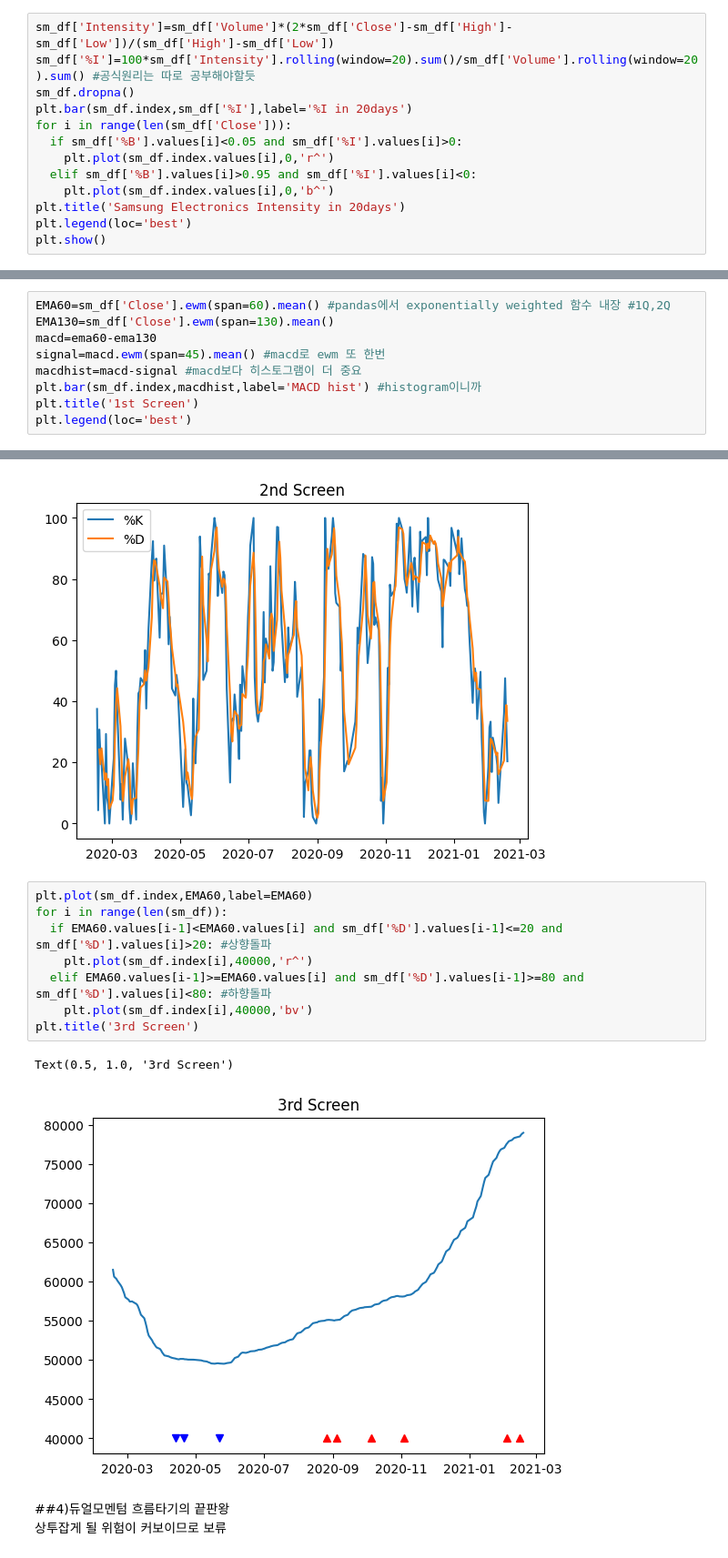
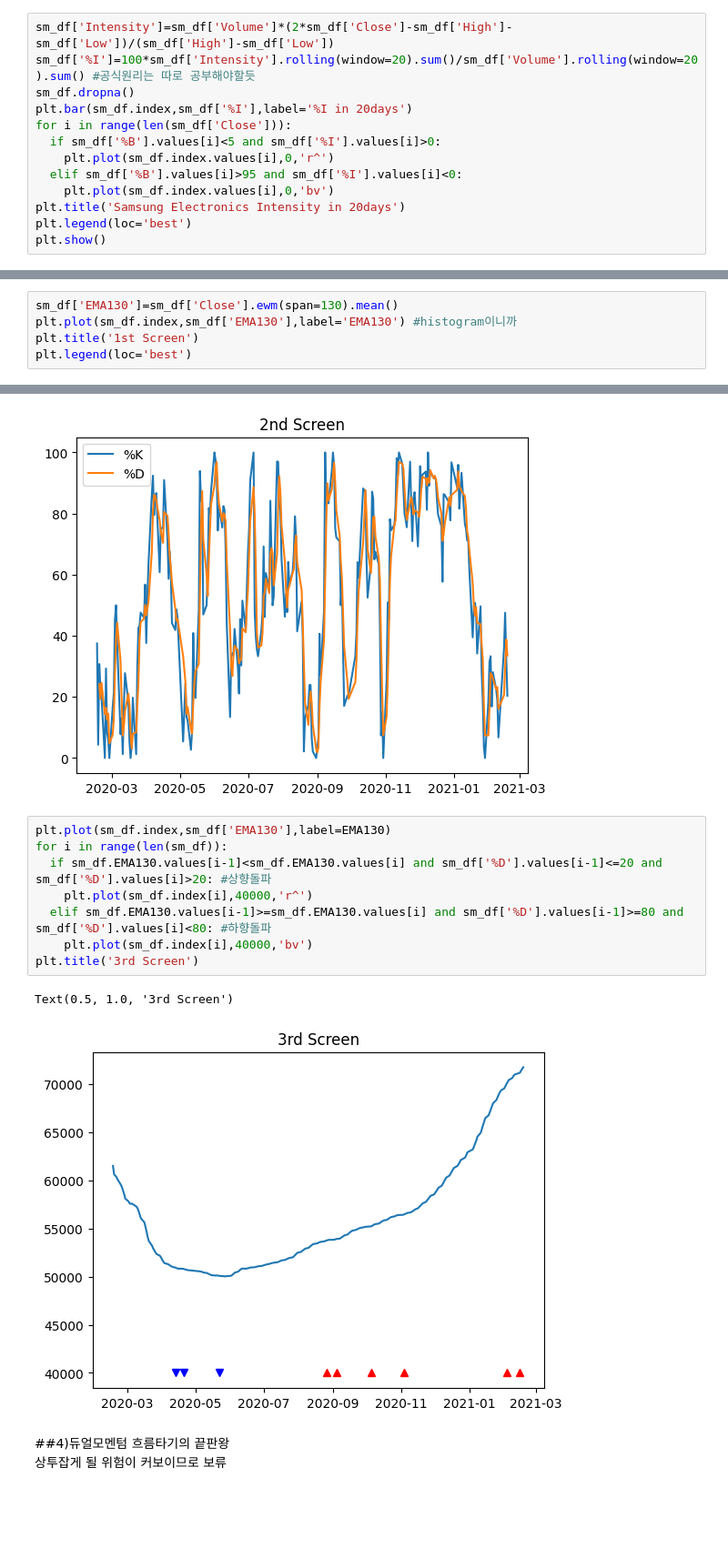
Before and after one commit to DongjunYou/PersonalProject_TradingBot, a Jupyter notebook: 2.Visualization/Visualization.ipynb, the cells around one changed output, grey strips where cells are left out. Shown at 91% size. Cells and saved outputs as stored; diff of their text form; blank space fills up the shorter version.

```diff
--- a/2.Visualization/Visualization.ipynb
+++ b/2.Visualization/Visualization.ipynb
@@ -274,10 +277,10 @@ sm_df['%I']=100*sm_df['Intensity'].rolling(window=20).sum()/sm_df['Volume'].roll
 sm_df.dropna()
 plt.bar(sm_df.index,sm_df['%I'],label='%I in 20days')
 for i in range(len(sm_df['Close'])):
-  if sm_df['%B'].values[i]<0.05 and sm_df['%I'].values[i]>0:
+  if sm_df['%B'].values[i]<5 and sm_df['%I'].values[i]>0:
     plt.plot(sm_df.index.values[i],0,'r^')
-  elif sm_df['%B'].values[i]>0.95 and sm_df['%I'].values[i]<0:
-    plt.plot(sm_df.index.values[i],0,'b^')
+  elif sm_df['%B'].values[i]>95 and sm_df['%I'].values[i]<0:
+    plt.plot(sm_df.index.values[i],0,'bv')
 plt.title('Samsung Electronics Intensity in 20days')
 plt.legend(loc='best')
 plt.show()
@@ -295,10 +296,6 @@ MACD히스토그램값 양수에서 감소중이면 매도
 # %%
-EMA60=sm_df['Close'].ewm(span=60).mean() #pandas에서 exponentially weighted 함수 내장 #1Q,2Q
-EMA130=sm_df['Close'].ewm(span=130).mean()
-macd=ema60-ema130
-signal=macd.ewm(span=45).mean() #macd로 ewm 또 한번
-macdhist=macd-signal #macd보다 히스토그램이 더 중요
-plt.bar(sm_df.index,macdhist,label='MACD hist') #histogram이니까
+sm_df['EMA130']=sm_df['Close'].ewm(span=130).mean()
+plt.plot(sm_df.index,sm_df['EMA130'],label='EMA130') #histogram이니까
 plt.title('1st Screen')
 plt.legend(loc='best')
 # %% [output]
@@ -322,16 +319,16 @@ plt.legend(loc='best')
 <matplotlib.legend.Legend at 0x...>
 [figure]
 # %%
-plt.plot(sm_df.index,EMA60,label=EMA60)
+plt.plot(sm_df.index,sm_df['EMA130'],label=EMA130)
 for i in range(len(sm_df)):
-  if EMA60.values[i-1]<EMA60.values[i] and sm_df['%D'].values[i-1]<=20 and sm_df['%D'].values[i]>20: #상향돌파
+  if sm_df.EMA130.values[i-1]<sm_df.EMA130.values[i] and sm_df['%D'].values[i-1]<=20 and sm_df['%D'].values[i]>20: #상향돌파
     plt.plot(sm_df.index[i],40000,'r^')
-  elif EMA60.values[i-1]>=EMA60.values[i] and sm_df['%D'].values[i-1]>=80 and sm_df['%D'].values[i]<80: #하향돌파
+  elif sm_df.EMA130.values[i-1]>=sm_df.EMA130.values[i] and sm_df['%D'].values[i-1]>=80 and sm_df['%D'].values[i]<80: #하향돌파
     plt.plot(sm_df.index[i],40000,'bv')
 plt.title('3rd Screen')
 # %% [output]
 Text(0.5, 1.0, '3rd Screen')
-[figure, old version]
+[figure, new version]
 # %% [markdown]
 ##4)듀얼모멘텀
 흐름타기의 끝판왕<br>
```
Also changed, not shown: parts of 9 cells of this notebook.
